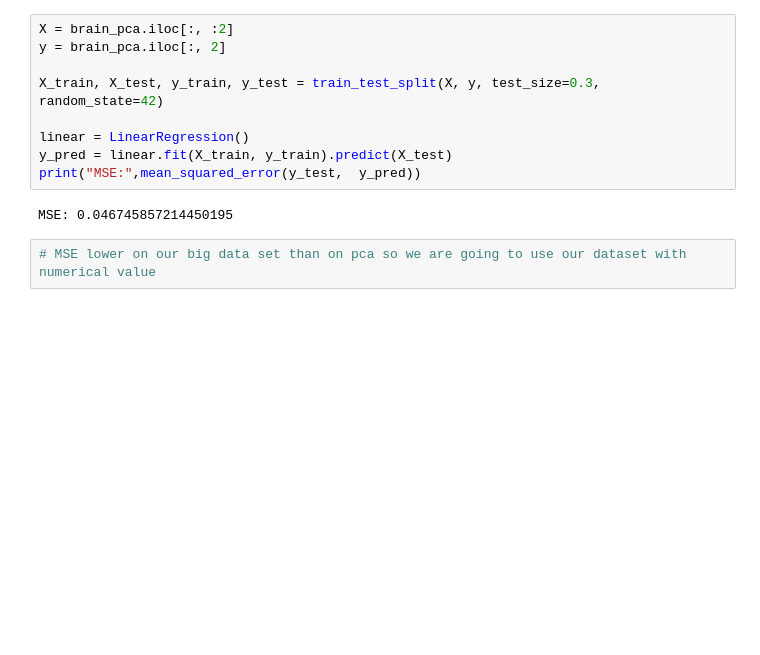
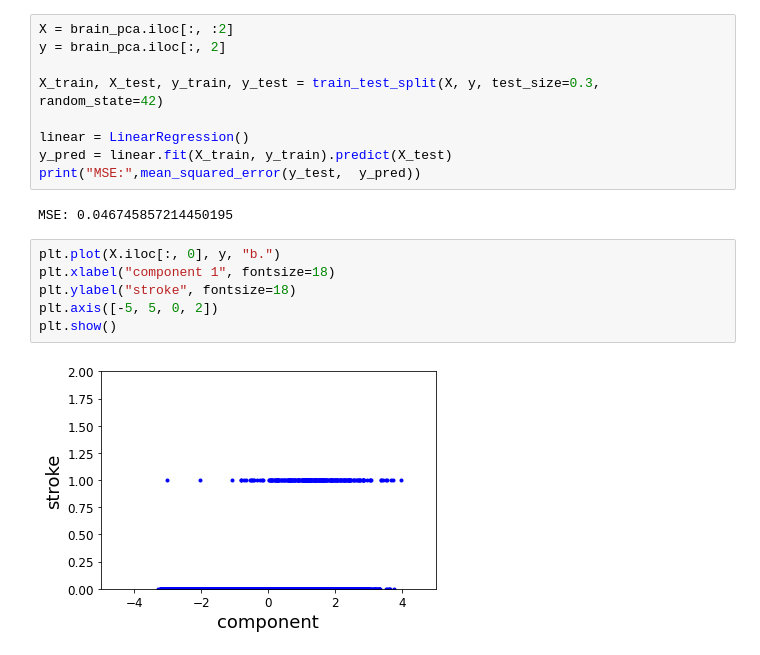
Before and after one commit to Lisnivia/F21DL, a Jupyter notebook: Lab 9.ipynb, the cells around one changed output. Saved outputs shown, nothing was run; the diff lists cells and outputs as text; blank space fills up the shorter version.

```diff
--- a/Lab 9.ipynb
+++ b/Lab 9.ipynb
@@ -80,5 +99,11 @@ y_pred = linear.fit(X_train, y_train).predict(X_test)
 print("MSE:",mean_squared_error(y_test,  y_pred))
 # %% [output]
 MSE: 0.046745857214450195
-# %%
-# MSE lower on our big data set than on pca so we are going to use our dataset with numerical value
+# %%
+plt.plot(X.iloc[:, 0], y, "b.")
+plt.xlabel("component 1", fontsize=18)
+plt.ylabel("stroke", fontsize=18)
+plt.axis([-5, 5, 0, 2])
+plt.show()
+# %% [output]
+[figure, added]
```
Also changed, not shown: parts of 5 cells of this notebook.
